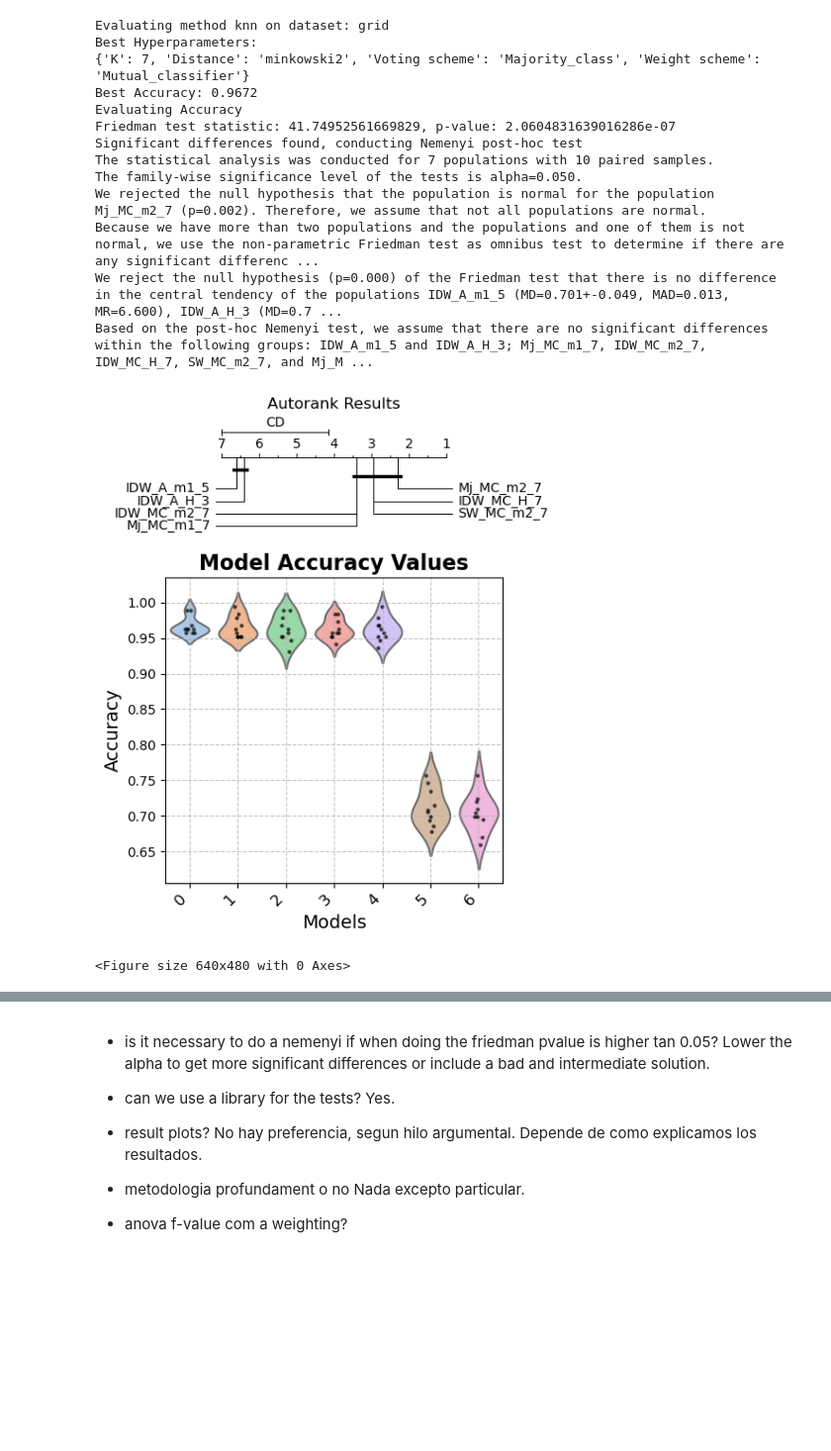
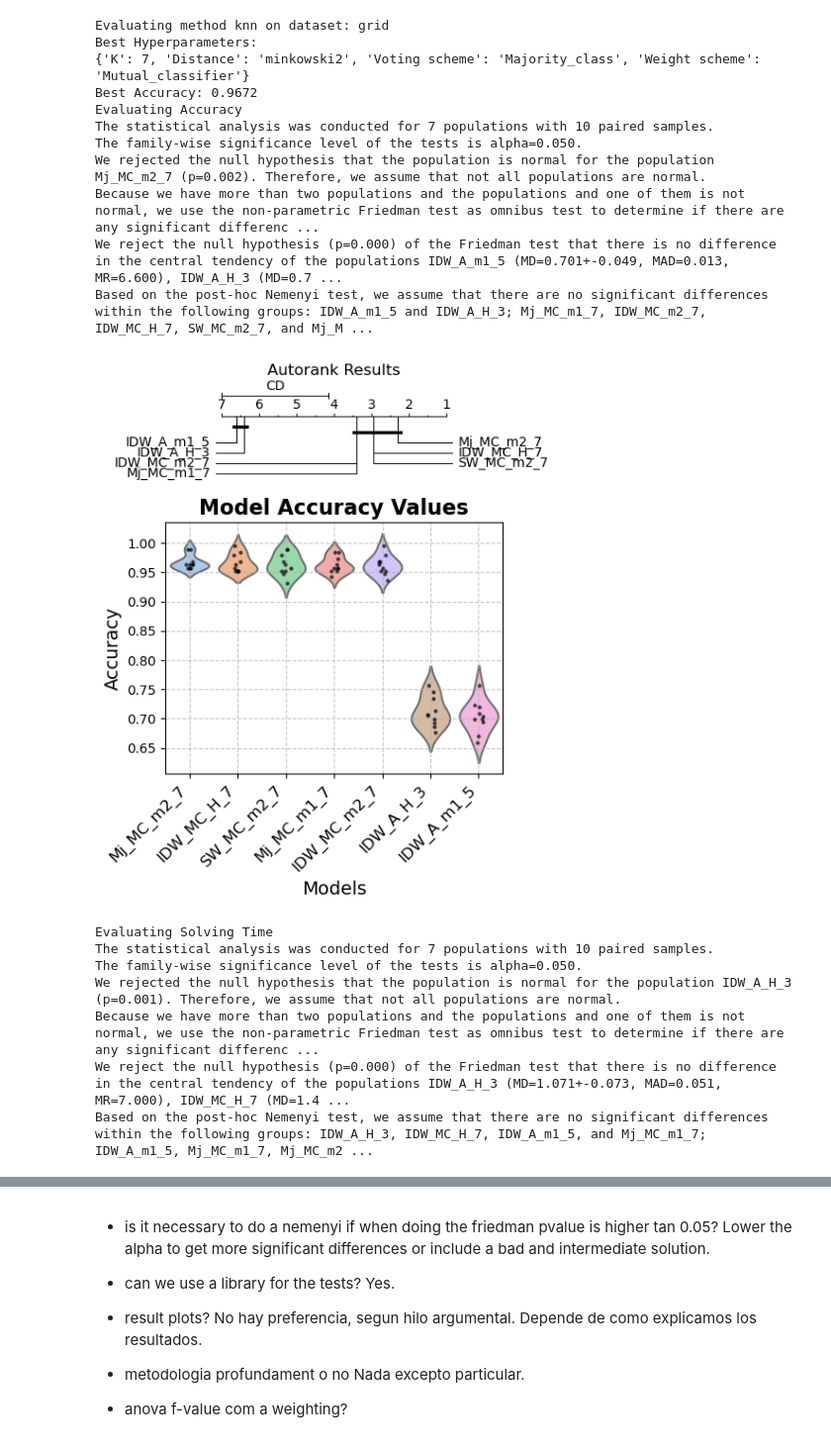
Before and after one commit to XavierQuerol/IML-Work2, a Jupyter notebook: pythonProject/results_analysis.ipynb, the cells around one changed output, grey strips where cells are left out. Shown: that part at 99% size. Saved outputs shown, nothing was run; the diff lists cells and outputs as text; code cells hidden in the pictures; blank space fills up the shorter version.

Commit message:
changes evaluation

```diff
--- a/pythonProject/results_analysis.ipynb
+++ b/pythonProject/results_analysis.ipynb
@@ -186,23 +236,7 @@ def evaluation_t_test(metric_values1, metric_values2):
 dataset_names = ['grid','sick']
 methods = ['knn','svm']
 best_params = {}
-metric = 'Accuracy'
 
-votings = {
-    'Majority_class': 'Mj',
-    'Inverse_Distance_Weights': 'IDW',
-    'Sheppards_Work': 'SW'
-}
-distances = {
-    'minkowski1': 'm1',
-    'minkowski2': 'm2',
-    'HEOM': 'H',
-}
-weighting = {
-    'Mutual_classifier':'MC',
-    'Relief': 'R',
-    'ANOVA': 'A'
-}
 
 for dataset_name in dataset_names:
     best_params[dataset_name] = {}
@@ -213,40 +247,45 @@ for dataset_name in dataset_names:
         metrics_summary.to_csv(f'results_{method}/results_{dataset_name}_all.csv', index=False)
         best_params[dataset_name][method] = best_hyperparams
 
         for metric in ['Accuracy', 'Solving Time']:
             print(f'Evaluating {metric}')
 
 
             if method == 'knn':
                 best_models = metrics_summary.iloc[[0, 1, 2, 3, 4, 90, 100]]
                 metric_values = get_metrics_knn(best_models, df_combined, metric)
+                data = pd.DataFrame()
+                for el, (i,row) in zip(metric_values, best_models.iterrows()):
+                    data[f"{votings[row['Voting scheme']]}_{weighting[row['Weight scheme']]}_{distances[row['Distance']]}_{row['K']}"] = el
 
             elif method == 'svm':
                 best_models = metrics_summary.iloc[[0, 1]]
                 metric_values = get_metrics_svm(best_models, df_combined ,metric)
-
-            data = pd.DataFrame()
-            for el, (i,row) in zip(metric_values, best_models.iterrows()):
-                data[f"{votings[row['Voting scheme']]}_{weighting[row['Weight scheme']]}_{distances[row['Distance']]}_{row['K']}"] = el
-            evaluation_test(metric_values, metric, data)
+                data = pd.DataFrame()
+                for el, (i,row) in zip(metric_values, best_models.iterrows()):
+                    data[f"{row['Kernel']}"] = el
 
 
+            evaluation_test_autorank(data, metric, 0.05)
 
         print('\n')
-    break
 # %% [output]
 Evaluating method knn on dataset: grid
 Best Hyperparameters:
 {'K': 7, 'Distance': 'minkowski2', 'Voting scheme': 'Majority_class', 'Weight scheme': 'Mutual_classifier'}
 Best Accuracy: 0.9672
 Evaluating Accuracy
-Friedman test statistic: 41.74952561669829, p-value: 2.0604831639016286e-07
-Significant differences found, conducting Nemenyi post-hoc test
 The statistical analysis was conducted for 7 populations with 10 paired samples.
 The family-wise significance level of the tests is alpha=0.050.
 We rejected the null hypothesis that the population is normal for the population Mj_MC_m2_7 (p=0.002). Therefore, we assume that not all populations are normal.
 Because we have more than two populations and the populations and one of them is not normal, we use the non-parametric Friedman test as omnibus test to determine if there are any significant differenc ...
 We reject the null hypothesis (p=0.000) of the Friedman test that there is no difference in the central tendency of the populations IDW_A_m1_5 (MD=0.701+-0.049, MAD=0.013, MR=6.600), IDW_A_H_3 (MD=0.7 ...
 Based on the post-hoc Nemenyi test, we assume that there are no significant differences within the following groups: IDW_A_m1_5 and IDW_A_H_3; Mj_MC_m1_7, IDW_MC_m2_7, IDW_MC_H_7, SW_MC_m2_7, and Mj_M ...
-[figure, old version]
+[figure, new version]
-<Figure size 640x480 with 0 Axes>
+Evaluating Solving Time
+The statistical analysis was conducted for 7 populations with 10 paired samples.
+The family-wise significance level of the tests is alpha=0.050.
+We rejected the null hypothesis that the population is normal for the population IDW_A_H_3 (p=0.001). Therefore, we assume that not all populations are normal.
+Because we have more than two populations and the populations and one of them is not normal, we use the non-parametric Friedman test as omnibus test to determine if there are any significant differenc ...
+We reject the null hypothesis (p=0.000) of the Friedman test that there is no difference in the central tendency of the populations IDW_A_H_3 (MD=1.071+-0.073, MAD=0.051, MR=7.000), IDW_MC_H_7 (MD=1.4 ...
+Based on the post-hoc Nemenyi test, we assume that there are no significant differences within the following groups: IDW_A_H_3, IDW_MC_H_7, IDW_A_m1_5, and Mj_MC_m1_7; IDW_A_m1_5, Mj_MC_m1_7, Mj_MC_m2 ...
```
Also changed, not shown: parts of 6 cells of this notebook, 4 other files.
